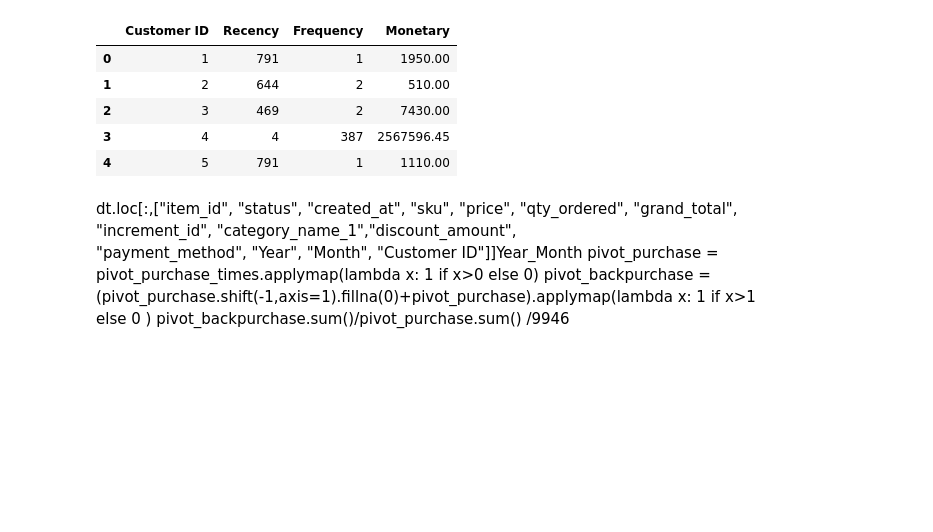
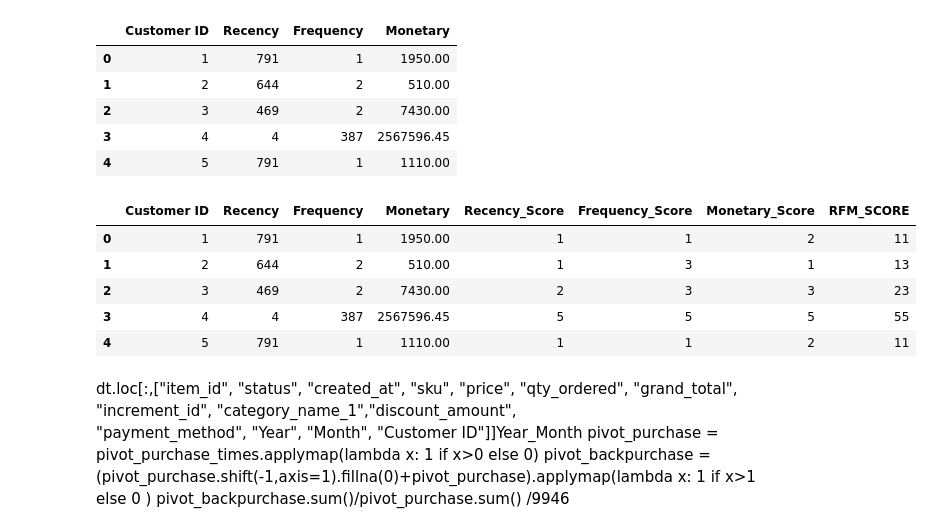
Before and after one commit to LiangYuDer/E-commerce-Analysis, a Jupyter notebook: ec_analysis.ipynb, the cells around one changed output. Drawn from its saved outputs; the diff is of its cells as text; code cells hidden in the pictures; blank space fills up the shorter version.

```diff
--- a/ec_analysis.ipynb
+++ b/ec_analysis.ipynb
@@ -276,6 +276,16 @@ rfm_dt.head()
 rfm_dt["Recency_Score"]  = pd.qcut(rfm_dt['Recency'], 5, [5, 4, 3, 2, 1])
 rfm_dt["Frequency_Score"]  = pd.qcut(rfm_dt['Frequency'].rank(method="first"),  5, [1, 2, 3, 4, 5])
 rfm_dt["Monetary_Score"]  = pd.qcut(rfm_dt['Monetary'], 5, [1, 2, 3, 4, 5])
+# %%
+rfm_dt["RFM_SCORE"] = (rfm_dt['Recency_Score'].astype(str) + rfm_dt['Frequency_Score'].astype(str))
+rfm_dt.head()
+# %% [output]
+|  | Customer ID | Recency | Frequency | Monetary | Recency_Score | Frequency_Score | Monetary_Score | RFM_SCORE |
+| 0 | 1 | 791 | 1 | 1950.00 | 1 | 1 | 2 | 11 |
+| 1 | 2 | 644 | 2 | 510.00 | 1 | 3 | 1 | 13 |
+| 2 | 3 | 469 | 2 | 7430.00 | 2 | 3 | 3 | 23 |
+| 3 | 4 | 4 | 387 | 2567596.45 | 5 | 5 | 5 | 55 |
+| 4 | 5 | 791 | 1 | 1110.00 | 1 | 1 | 2 | 11 |
 # %% [markdown]
 dt.loc[:,["item_id", "status", "created_at", "sku", "price", "qty_ordered", "grand_total", "increment_id", "category_name_1","discount_amount", \
     "payment_method", "Year", "Month", "Customer ID"]]Year_Month
```
